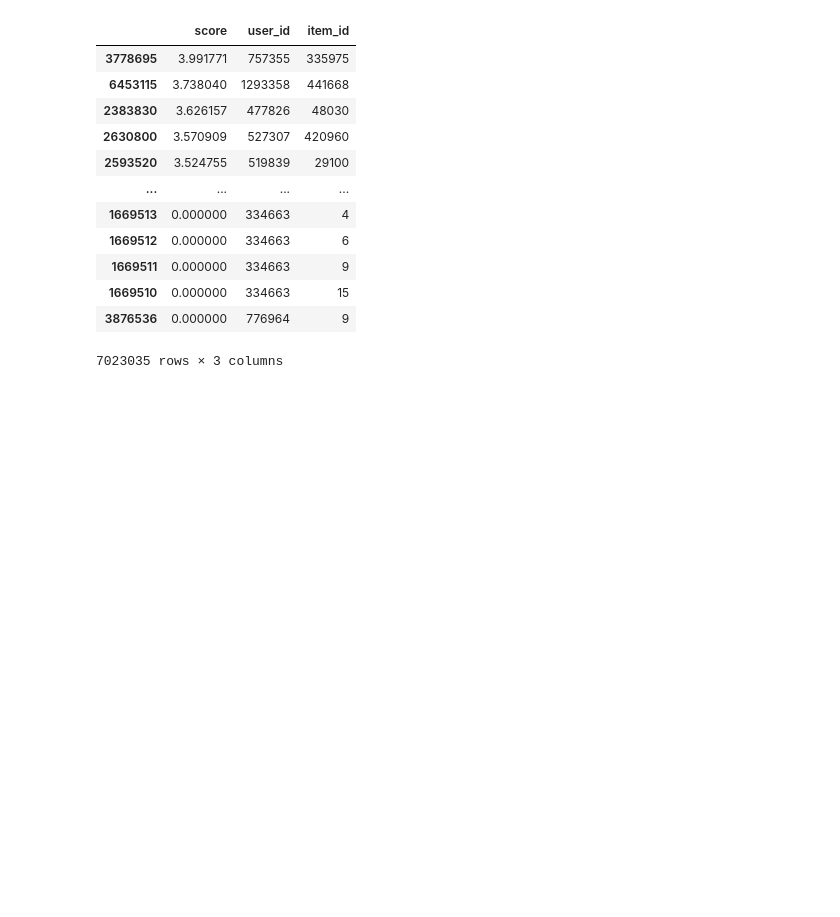
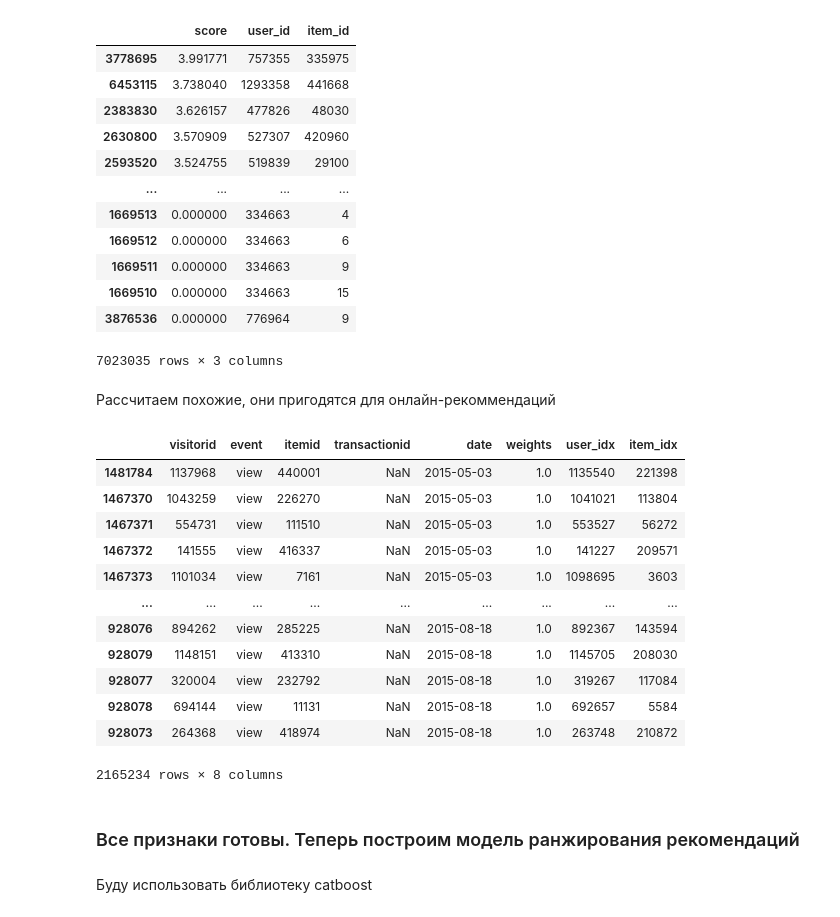
Before and after one commit to Krestom/mle-pr-final, a Jupyter notebook: main.ipynb, the cells around one changed output. Saved outputs shown, nothing was run; the diff lists cells and outputs as text; code cells hidden in the pictures; blank space fills up the shorter version.

Commit message:
all recs ready. train cb model

```diff
--- a/main.ipynb
+++ b/main.ipynb
@@ -352,3 +383,5 @@ np.save('data/user_ids_encoded.npy', user_ids_encoded)
 # %%
 als_recommendations_1 = als_recommendations[["user_id", "item_id", "score"]]
 als_recommendations_1.to_parquet("data/personal_als.parquet")
+# %% [markdown]
+Рассчитаем похожие, они пригодятся для онлайн-рекоммендаций
@@ -354,0 +408,16 @@ als_recommendations_1.to_parquet("data/personal_als.parquet")
+# %%
+train_events
+# %% [output]
+|  | visitorid | event | itemid | transactionid | date | weights | user_idx | item_idx |
+| 1481784 | 1137968 | view | 440001 | NaN | 2015-05-03 | 1.0 | 1135540 | 221398 |
+| 1467370 | 1043259 | view | 226270 | NaN | 2015-05-03 | 1.0 | 1041021 | 113804 |
+| 1467371 | 554731 | view | 111510 | NaN | 2015-05-03 | 1.0 | 553527 | 56272 |
+| 1467372 | 141555 | view | 416337 | NaN | 2015-05-03 | 1.0 | 141227 | 209571 |
+| 1467373 | 1101034 | view | 7161 | NaN | 2015-05-03 | 1.0 | 1098695 | 3603 |
+| ... | ... | ... | ... | ... | ... | ... | ... | ... |
+| 928076 | 894262 | view | 285225 | NaN | 2015-08-18 | 1.0 | 892367 | 143594 |
+| 928079 | 1148151 | view | 413310 | NaN | 2015-08-18 | 1.0 | 1145705 | 208030 |
+| 928077 | 320004 | view | 232792 | NaN | 2015-08-18 | 1.0 | 319267 | 117084 |
+| 928078 | 694144 | view | 11131 | NaN | 2015-08-18 | 1.0 | 692657 | 5584 |
+| 928073 | 264368 | view | 418974 | NaN | 2015-08-18 | 1.0 | 263748 | 210872 |
+2165234 rows × 8 columns
@@ -354,0 +444,4 @@ als_recommendations_1.to_parquet("data/personal_als.parquet")
+# %% [markdown]
+### Все признаки готовы. Теперь построим модель ранжирования рекомендаций
+# %% [markdown]
+Буду использовать библиотеку catboost
```
Also changed, not shown: parts of 21 cells of this notebook, 1 other file.
